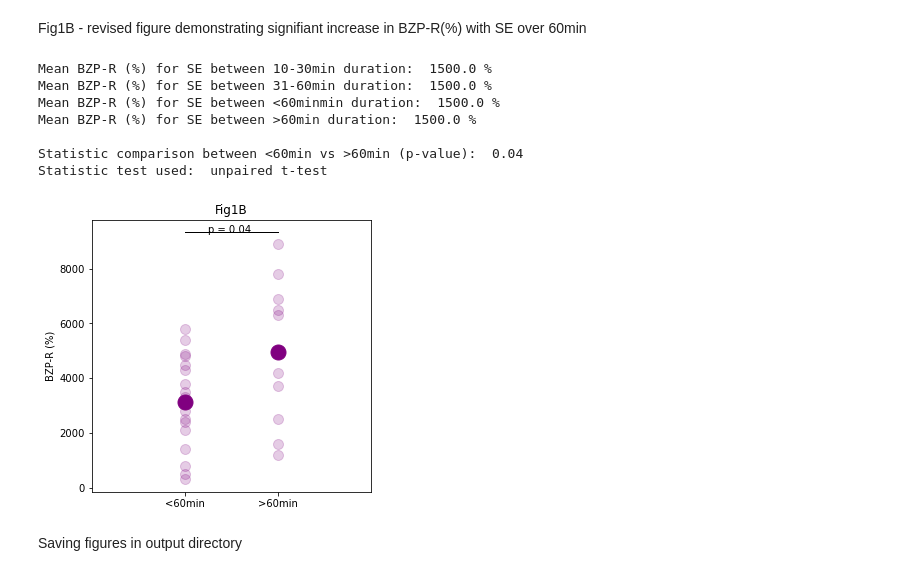
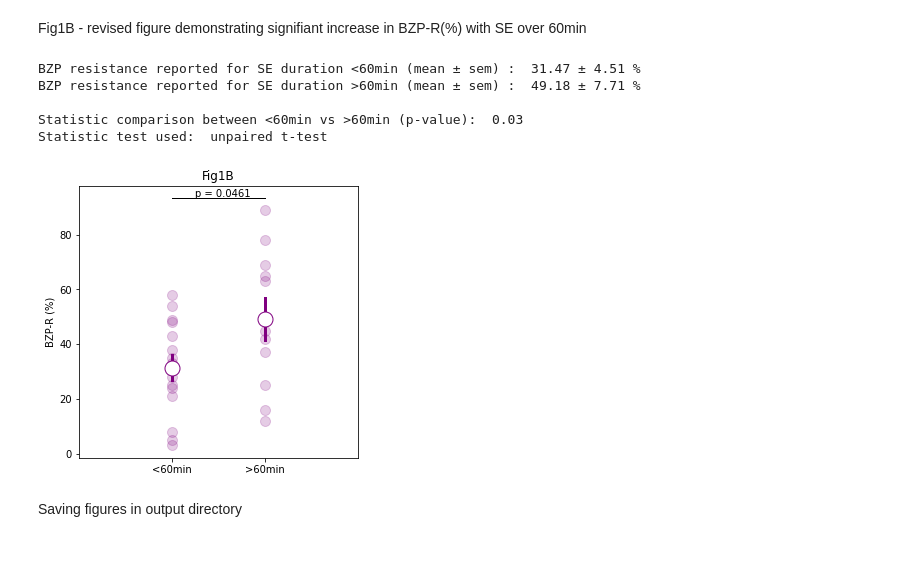
Before and after one commit to richardjburman/bzp_review, a Jupyter notebook: Fig 1/Fig1.ipynb, the cells around one changed output. Drawn from its saved outputs; the diff is of its cells as text; code cells hidden in the pictures.

```diff
--- a/Fig 1/Fig1.ipynb
+++ b/Fig 1/Fig1.ipynb
@@ -16,6 +16,7 @@ import os
 import numpy as np
 import pandas as pd
 import matplotlib.pylab as plt
+plt.rcParams['svg.fonttype'] = 'none'
 import seaborn as sns
 import bzpR_Fig1 as bzpR
 import warnings
@@ -108,26 +127,23 @@ Calculating metrics and plotting figures for data associating BZP-R (%) with SE
 SE duration categorised as either <60min or >60min
 # %% [markdown]
 Fig1B - revised figure demonstrating signifiant increase in BZP-R(%) with SE over 60min
+# %%
+Fig1B, nonweighted_stats_phases, weighted_stats_phases = bzpR.fig1B(data)
 # %%
-mean_sub30,mean_over30sub60,mean_sub60,mean_over60,p_value,test,weighted_means_phases,Fig1B = bzpR.fig1B(data)
-
-print('Mean BZP-R (%) for SE between 10-30min duration: ',np.round(mean_sub30,2),'%')
-print('Mean BZP-R (%) for SE between 31-60min duration: ',np.round(mean_sub30,2),'%')
-print('Mean BZP-R (%) for SE between <60minmin duration: ',np.round(mean_sub30,2),'%')
-print('Mean BZP-R (%) for SE between >60min duration: ',np.round(mean_sub30,2),'%')
+print('BZP resistance reported for SE duration <60min (mean \u00B1 sem) : ', np.round(nonweighted_stats_phases['Mean <60min'],2), u"\u00B1", np.round(nonweighted_stats_phases['SEM <60min'],2),'%')
+print('BZP resistance reported for SE duration >60min (mean \u00B1 sem) : ', np.round(nonweighted_stats_phases['Mean >60min'],2), u"\u00B1", np.round(nonweighted_stats_phases['SEM >60min'],2),'%')
 print()
+p_value = nonweighted_stats['p-value']
 print('Statistic comparison between <60min vs >60min (p-value): ', np.round(p_value[1],2))
-print('Statistic test used: ', test)
+print('Statistic test used: ', nonweighted_stats['test'])
 Fig1B
 # %% [output]
-Mean BZP-R (%) for SE between 10-30min duration:  1500.0 %
-Mean BZP-R (%) for SE between 31-60min duration:  1500.0 %
-Mean BZP-R (%) for SE between <60minmin duration:  1500.0 %
-Mean BZP-R (%) for SE between >60min duration:  1500.0 %
+BZP resistance reported for SE duration <60min (mean ± sem) :  31.47 ± 4.51 %
+BZP resistance reported for SE duration >60min (mean ± sem) :  49.18 ± 7.71 %
 
-Statistic comparison between <60min vs >60min (p-value):  0.04
+Statistic comparison between <60min vs >60min (p-value):  0.03
 Statistic test used:  unpaired t-test
-[figure, old version]
+[figure, new version]
 # %% [markdown]
 Saving figures in output directory
 # %%
```
Also changed, not shown: parts of 25 cells of this notebook, 18 other files.
